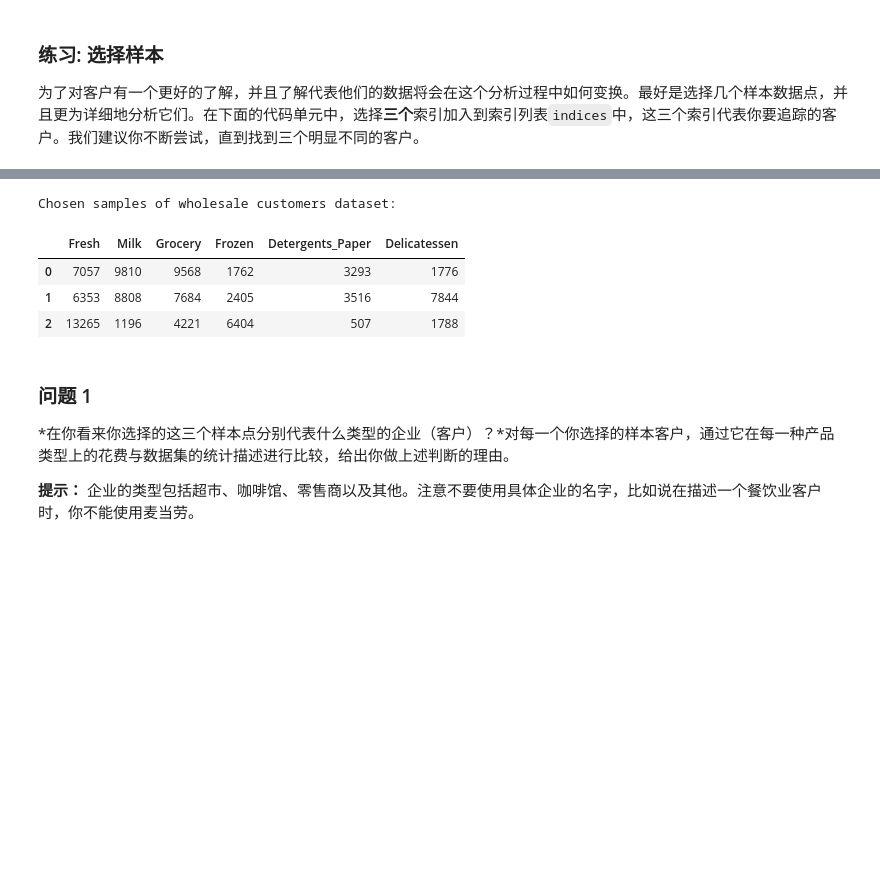
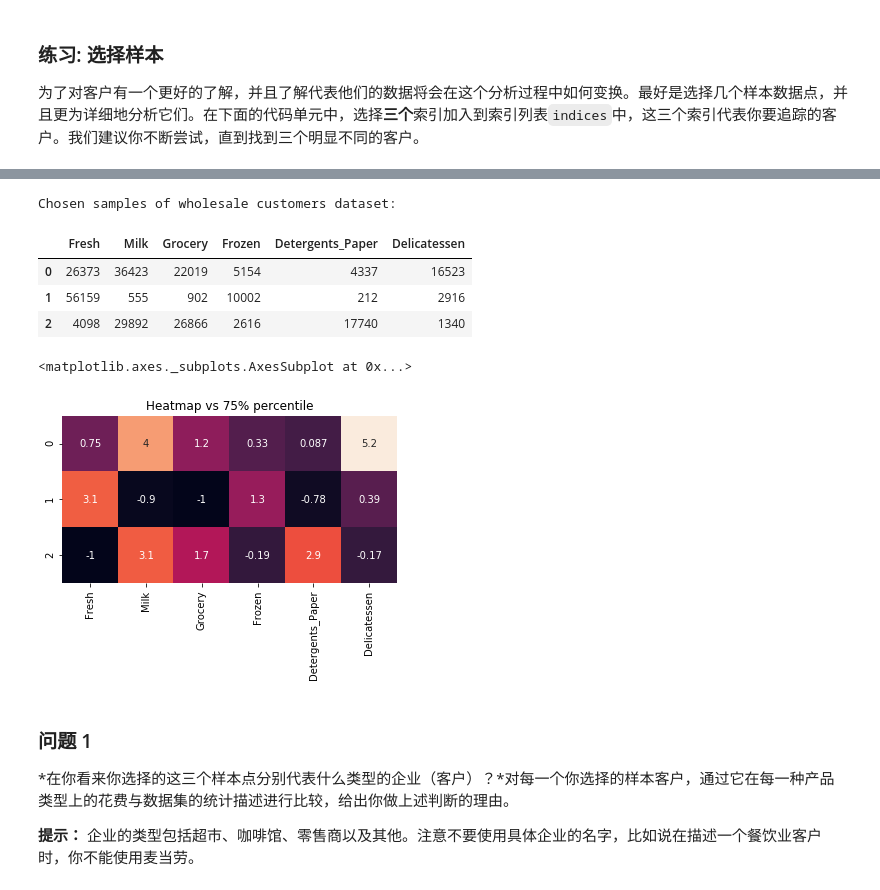
Before and after one commit to le773/PythonDebug, a Jupyter notebook: Q2/creating_customer_segments/customer_segments.ipynb, the cells around one changed output, grey strips where cells are left out. Cells and saved outputs as stored; diff of their text form; code cells hidden in the pictures; blank space fills up the shorter version.

```diff
--- a/Q2/creating_customer_segments/customer_segments.ipynb
+++ b/Q2/creating_customer_segments/customer_segments.ipynb
@@ -75,17 +86,22 @@ display(data.describe())
 # %%
 # TODO：从数据集中选择三个你希望抽样的数据点的索引
-indices = [1,2,3]
+indices = [23,39,56]
 
 # 为选择的样本建立一个DataFrame
 samples = pd.DataFrame(data.loc[indices], columns = data.keys()).reset_index(drop = True)
 print "Chosen samples of wholesale customers dataset:"
 display(samples)
+
+plt.axes().set_title("Heatmap vs 75% percentile")
+sns.heatmap((samples-data.quantile(q=0.75))/data.std(ddof=0), annot=True, cbar=False, square=True)
 # %% [output]
 Chosen samples of wholesale customers dataset:
 |  | Fresh | Milk | Grocery | Frozen | Detergents_Paper | Delicatessen |
-| 0 | 7057 | 9810 | 9568 | 1762 | 3293 | 1776 |
-| 1 | 6353 | 8808 | 7684 | 2405 | 3516 | 7844 |
-| 2 | 13265 | 1196 | 4221 | 6404 | 507 | 1788 |
+| 0 | 26373 | 36423 | 22019 | 5154 | 4337 | 16523 |
+| 1 | 56159 | 555 | 902 | 10002 | 212 | 2916 |
+| 2 | 4098 | 29892 | 26866 | 2616 | 17740 | 1340 |
+<matplotlib.axes._subplots.AxesSubplot at 0x...>
+[figure, added]
 # %% [markdown]
 ### 问题 1
 *在你看来你选择的这三个样本点分别代表什么类型的企业（客户）？*对每一个你选择的样本客户，通过它在每一种产品类型上的花费与数据集的统计描述进行比较，给出你做上述判断的理由。
```
Also changed, not shown: parts of 21 cells of this notebook.
